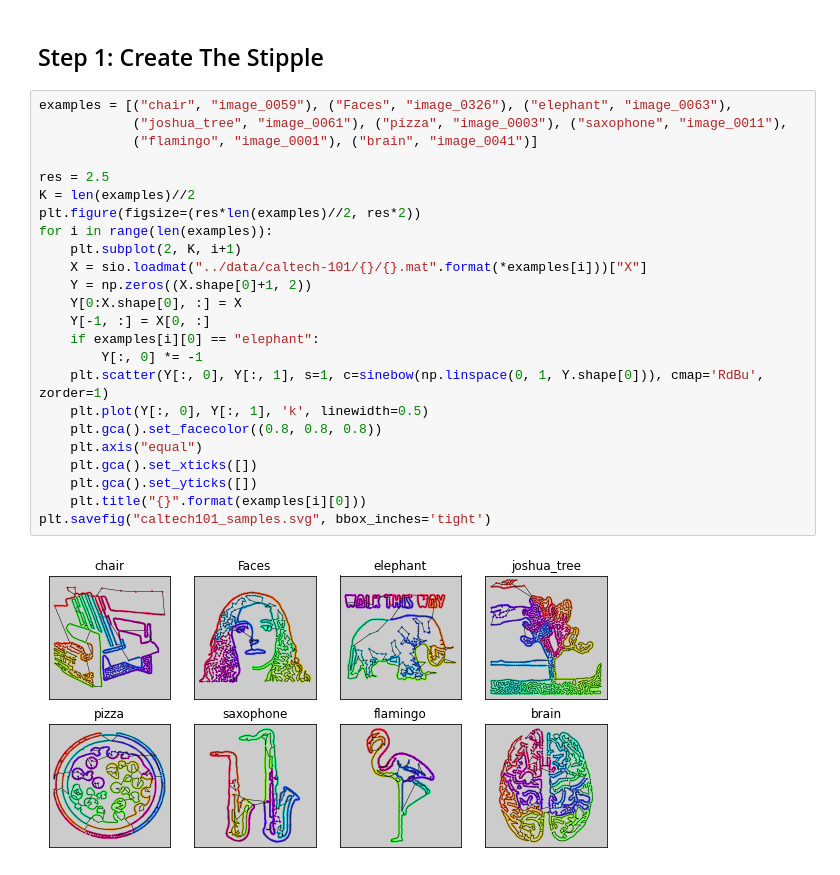
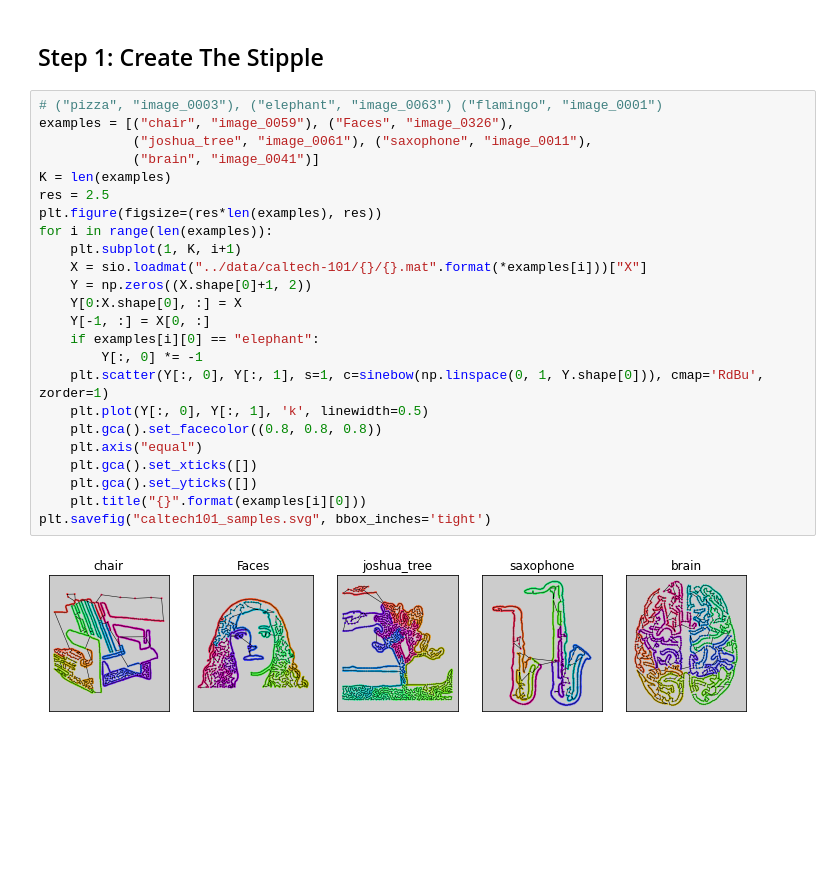
Before and after one commit to ctralie/AudioCurveSteganography, a Jupyter notebook: figures/Caltech101Examples.ipynb, the cells around one changed output. Cells and saved outputs as stored; diff of their text form; blank space fills up the shorter version.

```diff
--- a/figures/Caltech101Examples.ipynb
+++ b/figures/Caltech101Examples.ipynb
@@ -15,28 +15,28 @@ from tsp import *
 # %% [markdown]
 ## Step 1: Create The Stipple
 # %%
-examples = [("chair", "image_0059"), ("Faces", "image_0326"), ("elephant", "image_0063"),
-            ("joshua_tree", "image_0061"), ("pizza", "image_0003"), ("saxophone", "image_0011"),
-            ("flamingo", "image_0001"), ("brain", "image_0041")]
-
+# ("pizza", "image_0003"), ("elephant", "image_0063") ("flamingo", "image_0001")
+examples = [("chair", "image_0059"), ("Faces", "image_0326"),
+            ("joshua_tree", "image_0061"), ("saxophone", "image_0011"),
+            ("brain", "image_0041")]
+K = len(examples)
 res = 2.5
-K = len(examples)//2
-plt.figure(figsize=(res*len(examples)//2, res*2))
+plt.figure(figsize=(res*len(examples), res))
 for i in range(len(examples)):
-    plt.subplot(2, K, i+1)
+    plt.subplot(1, K, i+1)
     X = sio.loadmat("../data/caltech-101/{}/{}.mat".format(*examples[i]))["X"]
     Y = np.zeros((X.shape[0]+1, 2))
     Y[0:X.shape[0], :] = X
     Y[-1, :] = X[0, :]
     if examples[i][0] == "elephant":
         Y[:, 0] *= -1
     plt.scatter(Y[:, 0], Y[:, 1], s=1, c=sinebow(np.linspace(0, 1, Y.shape[0])), cmap='RdBu', zorder=1)
     plt.plot(Y[:, 0], Y[:, 1], 'k', linewidth=0.5)
     plt.gca().set_facecolor((0.8, 0.8, 0.8))
     plt.axis("equal")
     plt.gca().set_xticks([])
     plt.gca().set_yticks([])
     plt.title("{}".format(examples[i][0]))
 plt.savefig("caltech101_samples.svg", bbox_inches='tight')
 # %% [output]
-[figure, old version]
+[figure, new version]
```
Also changed, not shown: 6 other files.
